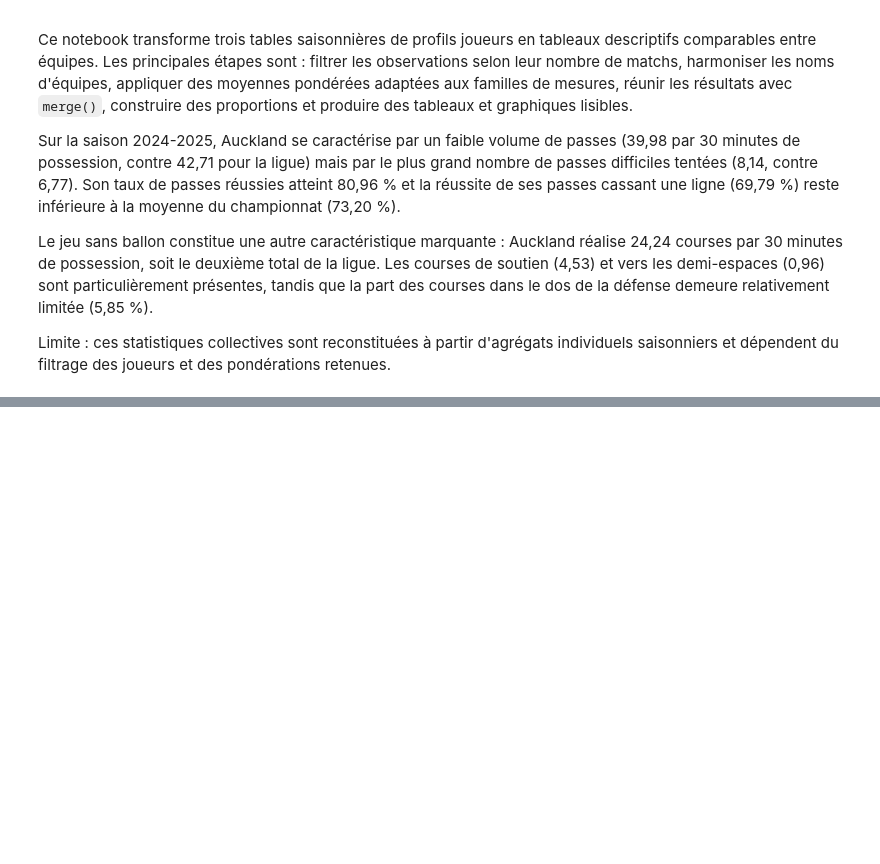
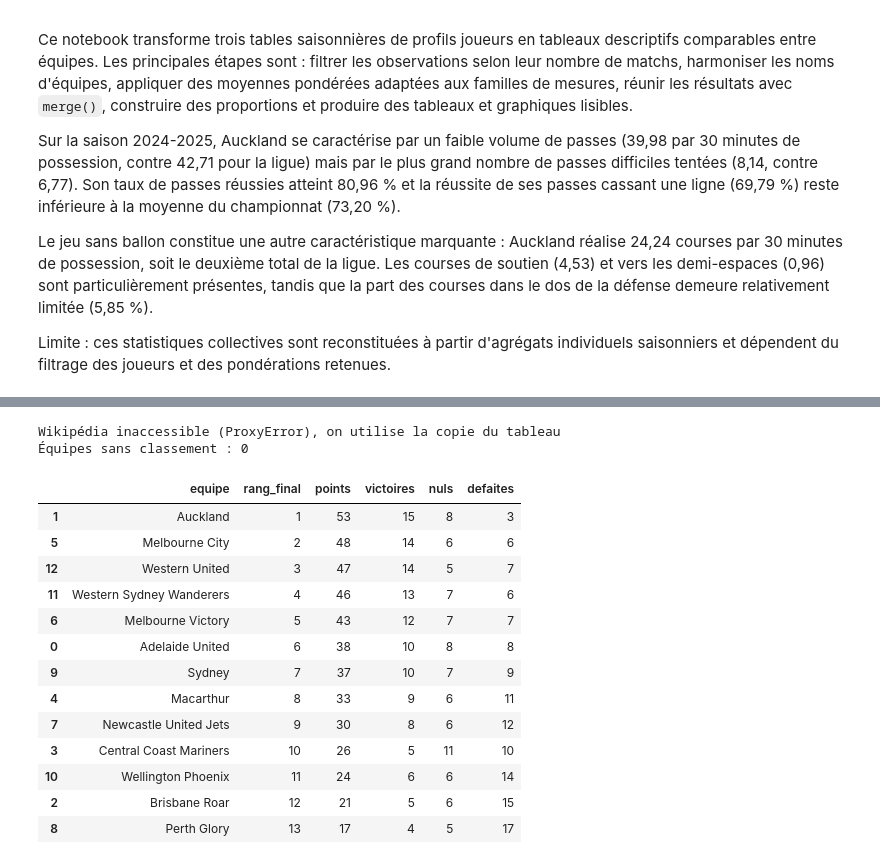
Before and after one commit to lfaivre1/PythonDS_foot, a Jupyter notebook: Notebooks/01_exploration_donnees.ipynb, the cells around one changed output, grey strips where cells are left out. Cells and saved outputs as stored; diff of their text form; code cells hidden in the pictures; blank space fills up the shorter version.

```diff
--- a/Notebooks/01_exploration_donnees.ipynb
+++ b/Notebooks/01_exploration_donnees.ipynb
@@ -611,0 +616,32 @@ Limite : ces statistiques collectives sont reconstituées à partir d'agrégats
+# %%
+import sys
+from pathlib import Path
+
+#on indique le chemin du dossier src
+if Path('src').exists():
+    sys.path.append('src')
+else:
+    sys.path.append('../src')
+from donnees import charger_classement
+
+classement_final = charger_classement()
+equipes_classement = equipes.merge(classement_final, on='equipe', how='left')
+print('Équipes sans classement :', equipes_classement['points'].isna().sum())
+equipes_classement[['equipe', 'rang_final', 'points', 'victoires', 'nuls', 'defaites']].sort_values('rang_final')
+# %% [output]
+Wikipédia inaccessible (ProxyError), on utilise la copie du tableau
+Équipes sans classement : 0
+|  | equipe | rang_final | points | victoires | nuls | defaites |
+| 1 | Auckland | 1 | 53 | 15 | 8 | 3 |
+| 5 | Melbourne City | 2 | 48 | 14 | 6 | 6 |
+| 12 | Western United | 3 | 47 | 14 | 5 | 7 |
+| 11 | Western Sydney Wanderers | 4 | 46 | 13 | 7 | 6 |
+| 6 | Melbourne Victory | 5 | 43 | 12 | 7 | 7 |
+| 0 | Adelaide United | 6 | 38 | 10 | 8 | 8 |
+| 9 | Sydney | 7 | 37 | 10 | 7 | 9 |
+| 4 | Macarthur | 8 | 33 | 9 | 6 | 11 |
+| 7 | Newcastle United Jets | 9 | 30 | 8 | 6 | 12 |
+| 3 | Central Coast Mariners | 10 | 26 | 5 | 11 | 10 |
+| 10 | Wellington Phoenix | 11 | 24 | 6 | 6 | 14 |
+| 2 | Brisbane Roar | 12 | 21 | 5 | 6 | 15 |
+| 8 | Perth Glory | 13 | 17 | 4 | 5 | 17 |
```
Also changed, not shown: parts of 4 cells of this notebook, 9 other files.
